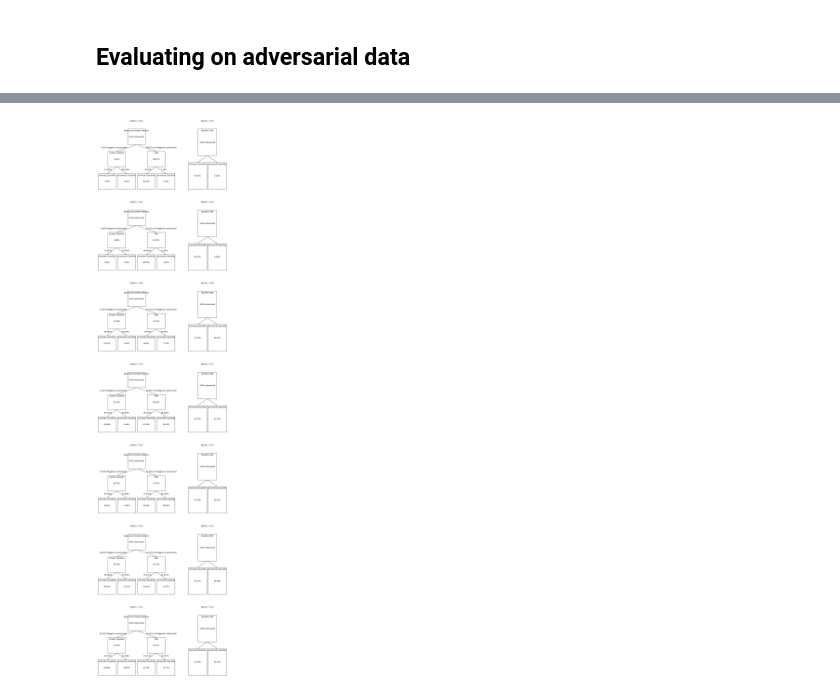
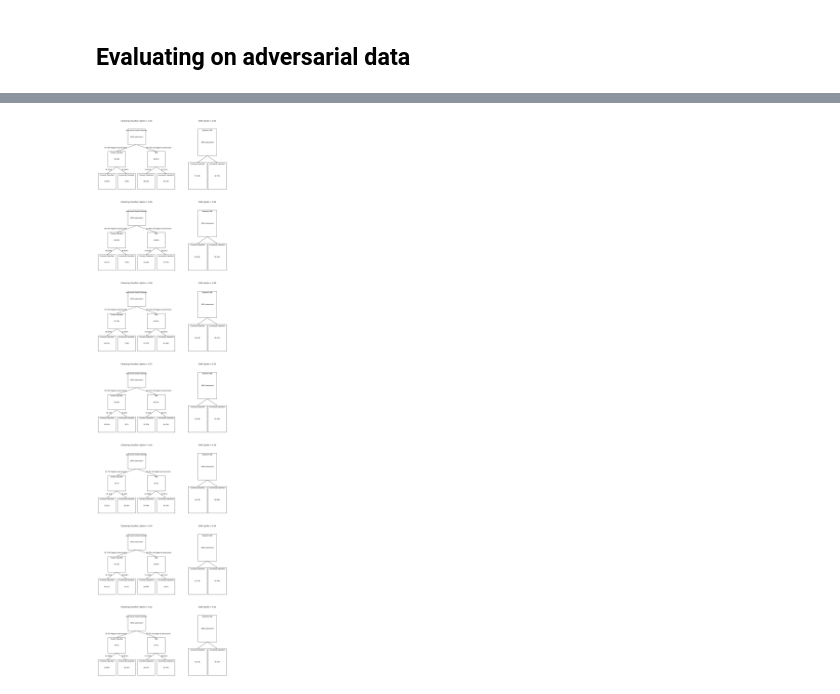
Before and after one commit to aranganath/Adversarial, a Jupyter notebook: Adversarial_Sample_Detection_with_Clustering.ipynb, the cells around one changed output, grey strips where cells are left out. Drawn from its saved outputs; the diff is of its cells as text; code cells hidden in the pictures.

```diff
--- a/Adversarial_Sample_Detection_with_Clustering.ipynb
+++ b/Adversarial_Sample_Detection_with_Clustering.ipynb
@@ -40,12 +44,18 @@ dimensions = (size, size)
 # %%
-#baseline_model = utils.load_VGG('trained_models/baseline_model.pt')
-baseline_model = utils.load_VGG('trained_models/initial_model.pt')
+adversarially_trained = True
+
+if adversarially_trained:
+    model_name = 'adv_trained_'+ dataset + '_model'
+else:
+    model_name = dataset + '_model'
+
+baseline_model = utils.load_VGG('trained_models/' + model_name + '.pt')
 # %% [markdown]
 ## Train Clustering Classifier
 # %% [markdown]
 ### Load Base Neural Network For Clustering Detector/Classifier
 # %%
-model = utils.load_VGG('trained_models/initial_model.pt')
+model = utils.load_VGG('trained_models/' + model_name + '.pt')
 # %% [markdown]
 ### Input Space (Dimensionality Reduction) Transforms - optional
 # %%
@@ -71,6 +81,6 @@ model = utils.load_VGG('trained_models/initial_model.pt')
 #transformer = cluster.FeatureAgglomeration(n_clusters=10)
 
 # Discrete Cosine Transform
-transformer = DCTDimReducer(dimensions, coef_size_reduction=16)
+transformer = DCTDimReducer([size, size], coef_size_reduction=16)
 # %% [markdown]
 ### Fitting the clustering classifier on clean data
@@ -168,11 +121,11 @@ for eps in test_eps:
 
     print("\nCurrent epsilon: %.2f" % (eps))
 
-    plt.imshow(X_test[0].reshape(dimensions))
+    plt.imshow(X_test[0].reshape(dimensions), cmap='gray')
     plt.title("Clean Data Sample")
     plt.show()
 
-    plt.imshow(adv_test_data[0].reshape(dimensions))
+    plt.imshow(adv_test_data[0].reshape(dimensions), cmap='gray')
     plt.title("Adversarial Data Sample")
     plt.show()
 
@@ -314,35 +267,36 @@ for eps in test_eps:
     eps_absolute_percentages.append(percentage(cnn_received_incorrectly_classified))
 
     absolute_percentages[eps] = eps_absolute_percentages
 
 # Baseline model results:
 
 # Structure of output:
 # Root node: All samples, CNN
 #     Left child: percentage of samples correctly classified by cnn
 #     Right child: percentage of samples incorrectly classified by cnn
 bl_node_labels=["Baseline CNN", "Correctly Classified", "Incorrectly Classified"]
 bl_percentages=dict()
 
 for eps in test_eps:
     eps = str(eps)
     eps_bl_percentages=["100% adversarial", percentage(baseline_performance[eps]), percentage(1 - baseline_performance[eps])]
     bl_percentages[eps] = eps_bl_percentages
 
 _, axes = plt.subplots(nrows=len(test_eps), ncols=2, figsize=(16,10 * len(test_eps)), gridspec_kw=dict(width_ratios=[2,1]))
 for i, eps in enumerate(test_eps):
     eps = str(eps)
     axes[i, 0].set_axis_off()
-    axes[i, 0].set_title("Epsilon = " + eps)
+    axes[i, 0].set_title("Clustering Classifier: Epsilon = " + eps)
 
     utils.visualize_full_binary_tree(3, node_labels, absolute_percentages[eps], relative_percentages[eps],
-                                     ax=axes[i, 0], text_size='large')
+                                     ax=axes[i, 0], text_size='medium')
 
     axes[i, 1].set_axis_off()
-    axes[i, 1].set_title("Epsilon = " + eps)
+    axes[i, 1].set_title("CNN: Epsilon = " + eps)
 
-    utils.visualize_full_binary_tree(2, bl_node_labels, bl_percentages[eps], ax=axes[i, 1], text_size='large')
+    utils.visualize_full_binary_tree(2, bl_node_labels, bl_percentages[eps], ax=axes[i, 1], text_size='medium')
 
+plt.savefig('Images/' + model_name + '_results.png')
 plt.show()
 # %% [output]
-[figure, old version]
+[figure, new version]
```
Also changed, not shown: parts of 5 cells of this notebook, 10 other files.
